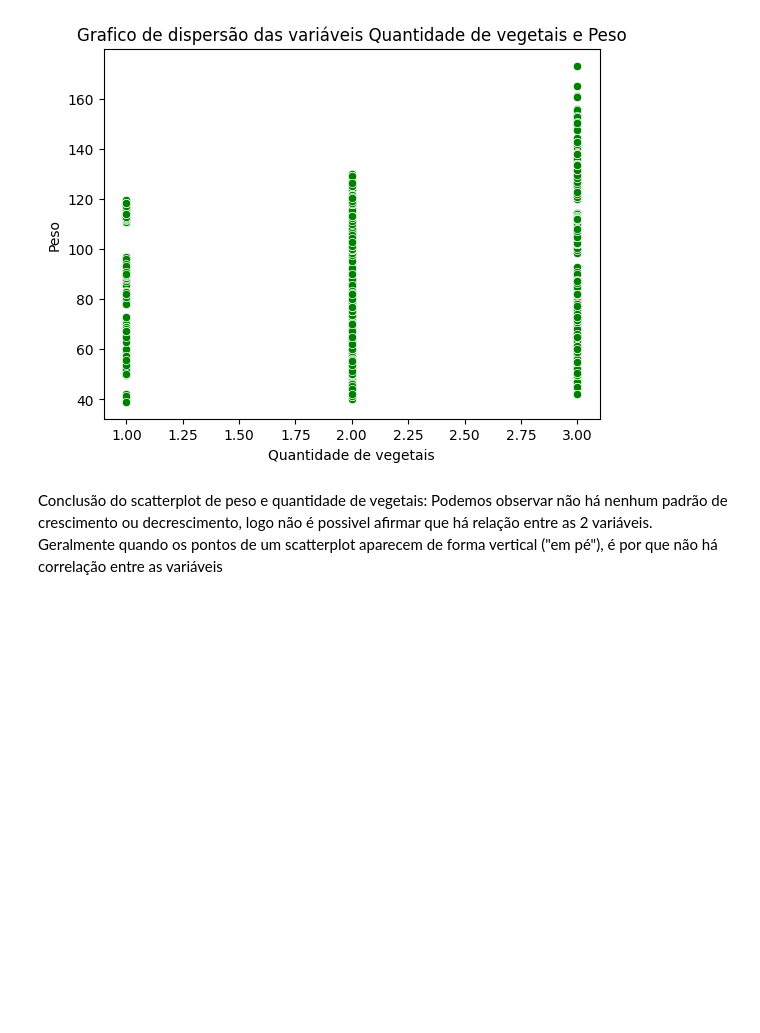
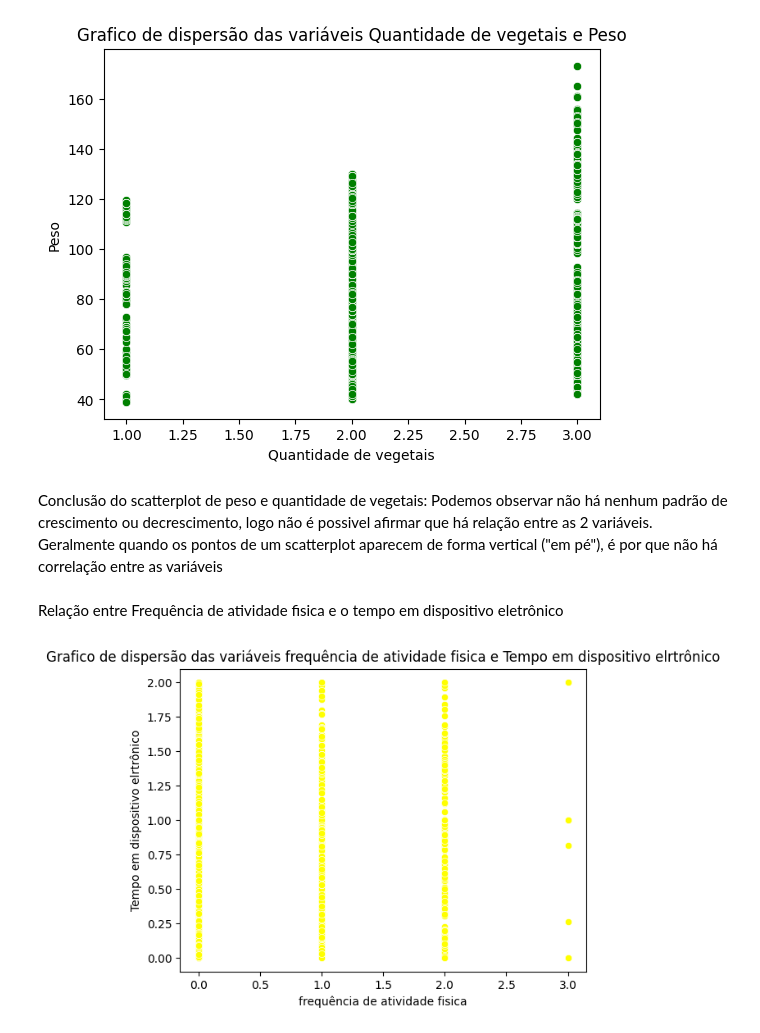
Before and after one commit to caikedomingues/Analise-de-dados-sobre-obesidade, a Jupyter notebook: Analise_Obesidade.ipynb, the cells around one changed output. Drawn from its saved outputs; the diff is of its cells as text; code cells hidden in the pictures; blank space fills up the shorter version.

Commit message:
parte 11 do projeto de análise de dados sobre obesidade
Fim das análises de scatterplot e inicio da análise das correlações de pearson

```diff
--- a/Analise_Obesidade.ipynb
+++ b/Analise_Obesidade.ipynb
@@ -1775,3 +1775,9 @@ criar_dispersao('Come_vegetais_nas_refeiçoes', 'Peso', 'green', 'Quantidade de
 # %% [markdown]
 Conclusão do scatterplot de peso e quantidade de vegetais: Podemos observar não há nenhum padrão de crescimento ou decrescimento, logo não é possivel afirmar que há relação entre as 2 variáveis. Geralmente quando os pontos de
 um scatterplot aparecem de forma vertical ("em pé"), é por que não há correlação entre as variáveis
+# %% [markdown]
+Relação entre Frequência de atividade fisica e o tempo em dispositivo eletrônico
+# %%
+criar_dispersao('Frequencia_de_atividade_fisica','Tempo_em_dispositivos_eletronicos', 'yellow', 'frequência de atividade fisica', 'Tempo em dispositivo elrtrônico')
+# %% [output]
+[figure, added]
```
Also changed, not shown: parts of 10 cells of this notebook.
